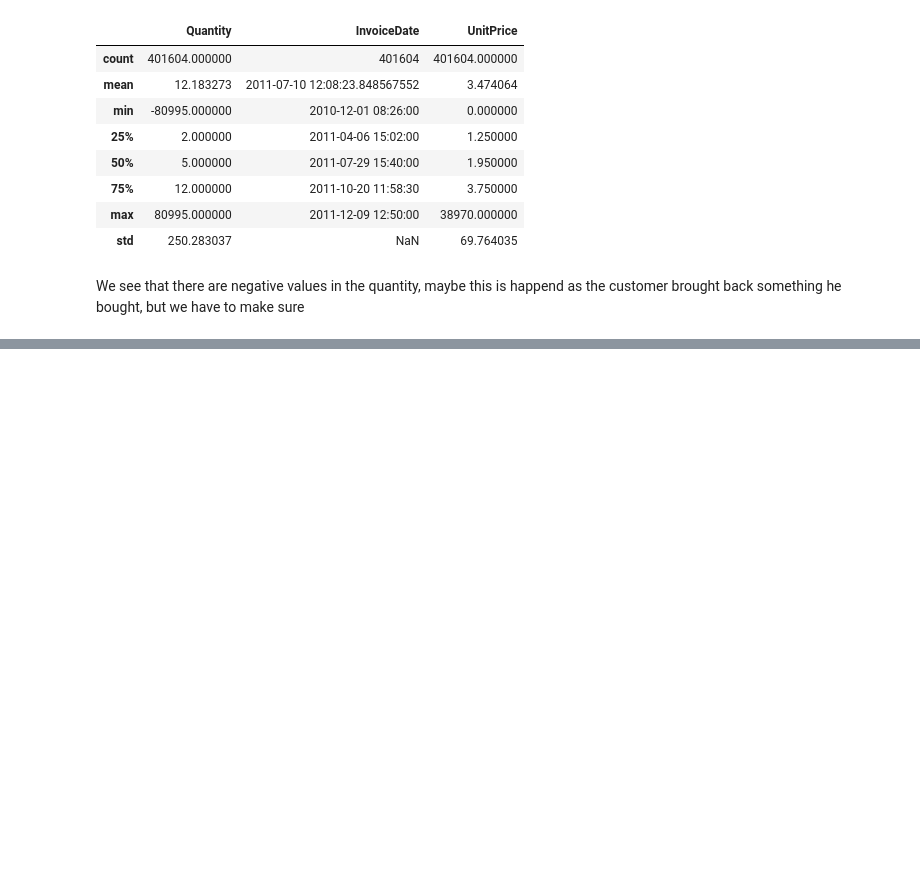
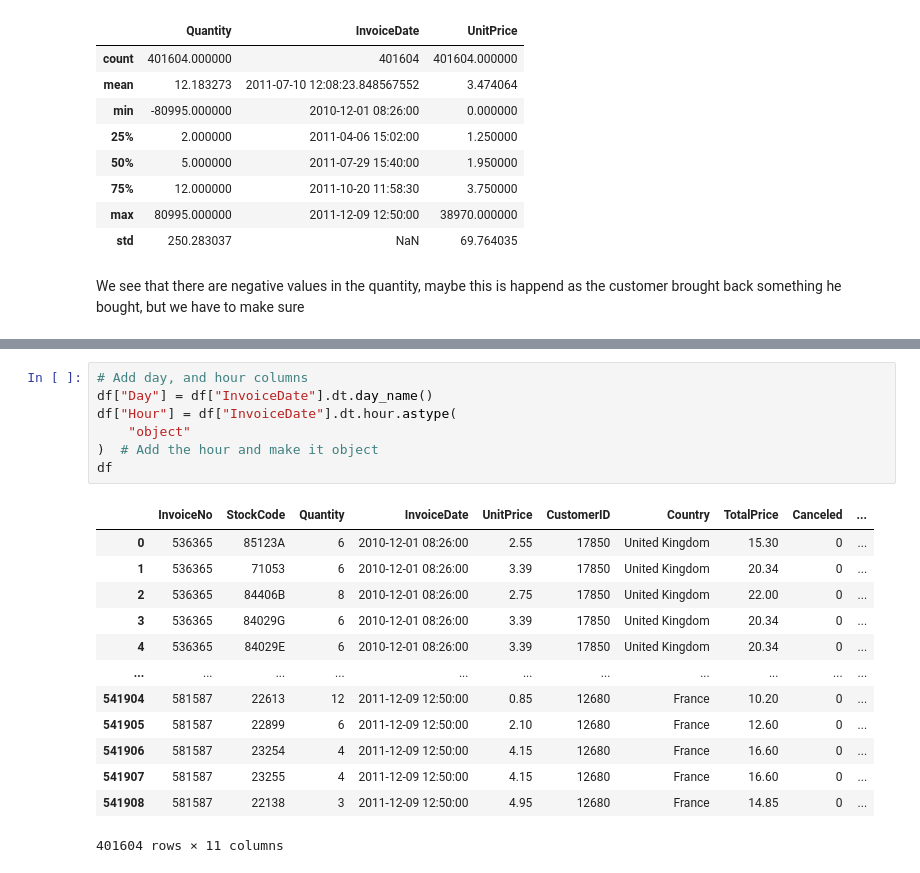
Before and after one commit to Abdelrahman2030/online_retail_customer_segmentation, a Jupyter notebook: exploring.ipynb, the cells around one changed output, grey strips where cells are left out. Cells and saved outputs as stored; diff of their text form; blank space fills up the shorter version.

```diff
--- a/exploring.ipynb
+++ b/exploring.ipynb
@@ -269,0 +358,21 @@ TypeError: Series.sort_values() got an unexpected keyword argument 'by'
+# %%
+# Add day, and hour columns
+df["Day"] = df["InvoiceDate"].dt.day_name()
+df["Hour"] = df["InvoiceDate"].dt.hour.astype(
+    "object"
+)  # Add the hour and make it object
+df
+# %% [output]
+|  | InvoiceNo | StockCode | Quantity | InvoiceDate | UnitPrice | CustomerID | Country | TotalPrice | Canceled | ... |
+| 0 | 536365 | 85123A | 6 | 2010-12-01 08:26:00 | 2.55 | 17850 | United Kingdom | 15.30 | 0 | ... |
+| 1 | 536365 | 71053 | 6 | 2010-12-01 08:26:00 | 3.39 | 17850 | United Kingdom | 20.34 | 0 | ... |
+| 2 | 536365 | 84406B | 8 | 2010-12-01 08:26:00 | 2.75 | 17850 | United Kingdom | 22.00 | 0 | ... |
+| 3 | 536365 | 84029G | 6 | 2010-12-01 08:26:00 | 3.39 | 17850 | United Kingdom | 20.34 | 0 | ... |
+| 4 | 536365 | 84029E | 6 | 2010-12-01 08:26:00 | 3.39 | 17850 | United Kingdom | 20.34 | 0 | ... |
+| ... | ... | ... | ... | ... | ... | ... | ... | ... | ... | ... |
+| 541904 | 581587 | 22613 | 12 | 2011-12-09 12:50:00 | 0.85 | 12680 | France | 10.20 | 0 | ... |
+| 541905 | 581587 | 22899 | 6 | 2011-12-09 12:50:00 | 2.10 | 12680 | France | 12.60 | 0 | ... |
+| 541906 | 581587 | 23254 | 4 | 2011-12-09 12:50:00 | 4.15 | 12680 | France | 16.60 | 0 | ... |
+| 541907 | 581587 | 23255 | 4 | 2011-12-09 12:50:00 | 4.15 | 12680 | France | 16.60 | 0 | ... |
+| 541908 | 581587 | 22138 | 3 | 2011-12-09 12:50:00 | 4.95 | 12680 | France | 14.85 | 0 | ... |
+401604 rows × 11 columns
```
Also changed, not shown: parts of 25 cells of this notebook, 1 other file.
